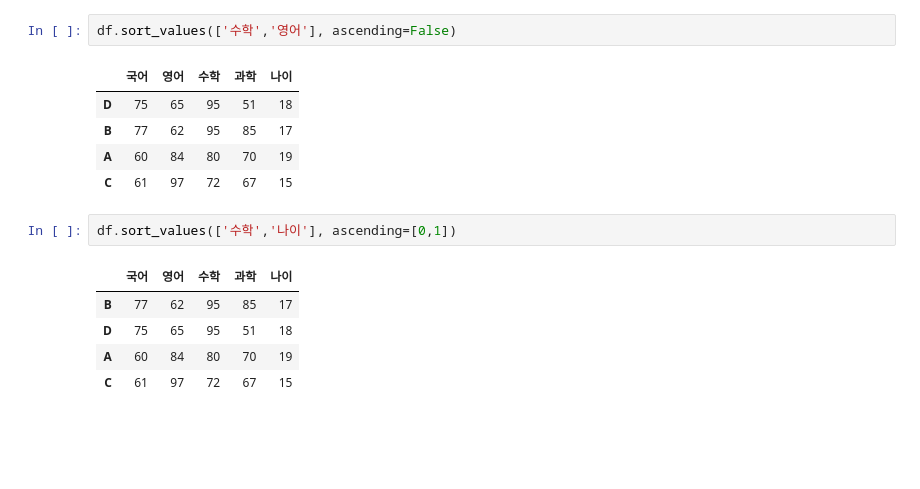
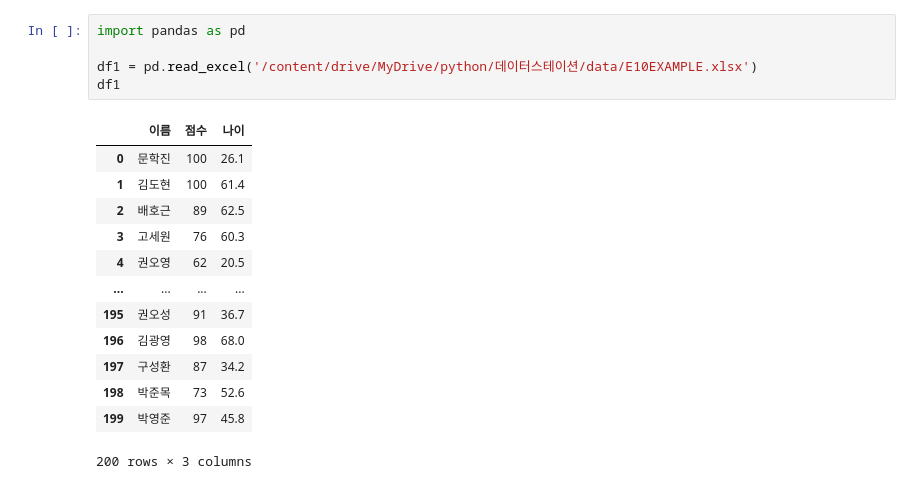
Before and after one commit to won195/TIL, a Jupyter notebook: sort_values_정렬.ipynb, the cells around one changed output. Drawn from its saved outputs; the diff is of its cells as text; blank space fills up the shorter version.

```diff
--- a/sort_values_정렬.ipynb
+++ b/sort_values_정렬.ipynb
@@ -18,16 +3,19 @@ df
-# %%
-df.sort_values(['수학','영어'], ascending=False)
-# %% [output]
-|  | 국어 | 영어 | 수학 | 과학 | 나이 |
-| D | 75 | 65 | 95 | 51 | 18 |
-| B | 77 | 62 | 95 | 85 | 17 |
-| A | 60 | 84 | 80 | 70 | 19 |
-| C | 61 | 97 | 72 | 67 | 15 |
-# %%
-df.sort_values(['수학','나이'], ascending=[0,1])
-# %% [output]
-|  | 국어 | 영어 | 수학 | 과학 | 나이 |
-| B | 77 | 62 | 95 | 85 | 17 |
-| D | 75 | 65 | 95 | 51 | 18 |
-| A | 60 | 84 | 80 | 70 | 19 |
-| C | 61 | 97 | 72 | 67 | 15 |
+# %%
+import pandas as pd
+
+df1 = pd.read_excel('/content/drive/MyDrive/python/데이터스테이션/data/E10EXAMPLE.xlsx')
+df1
+# %% [output]
+|  | 이름 | 점수 | 나이 |
+| 0 | 문학진 | 100 | 26.1 |
+| 1 | 김도현 | 100 | 61.4 |
+| 2 | 배호근 | 89 | 62.5 |
+| 3 | 고세원 | 76 | 60.3 |
+| 4 | 권오영 | 62 | 20.5 |
+| ... | ... | ... | ... |
+| 195 | 권오성 | 91 | 36.7 |
+| 196 | 김광영 | 98 | 68.0 |
+| 197 | 구성환 | 87 | 34.2 |
+| 198 | 박준목 | 73 | 52.6 |
+| 199 | 박영준 | 97 | 45.8 |
+200 rows × 3 columns
```
Also changed, not shown: parts of 3 cells of this notebook.
